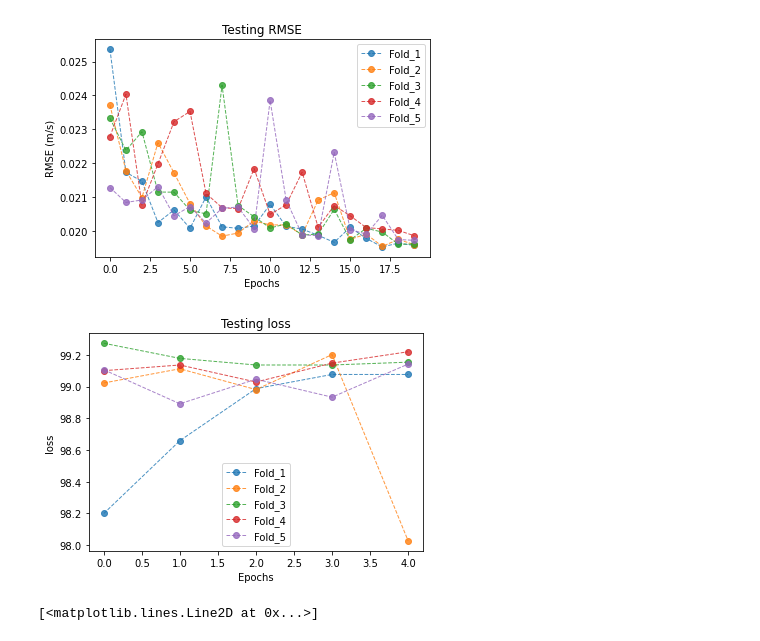
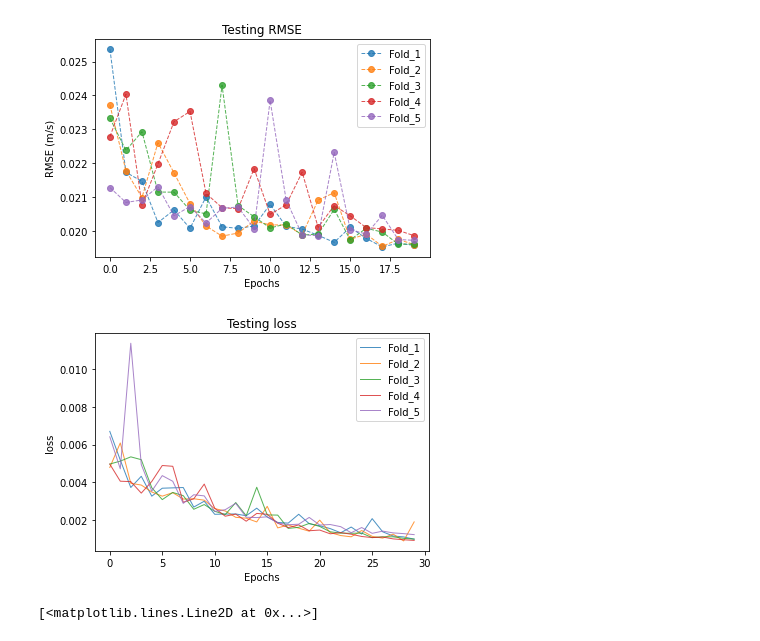
Before and after one commit to Prakyathkantharaju/Thesis_Speed_estimation, a Jupyter notebook: Processing/processing.ipynb, the cells around one changed output. Saved outputs shown, nothing was run; the diff lists cells and outputs as text; code cells hidden in the pictures.

```diff
--- a/Processing/processing.ipynb
+++ b/Processing/processing.ipynb
@@ -173,11 +180,15 @@ polar data
 norm=pickle.load(open('../models/Data_based_models/CNN7/normalizer.pickle','rb'))
 # %%
 X,Y=split(data,1
-          ,window=0.5,sample_rate=200,vert_acc_i=0,interval=0.3)
+          ,window=1,sample_rate=200,vert_acc_i=0,interval=0.3)
 #test_dataset=IMU(X,Y,size=400,num_features=6)
 #test_loader=DataLoader(test_dataset,batch_size=1)
+t=np.arange(0,1,1/200)
+X=X.reshape(X.shape[0],3,200)
+time=np.repeat(t,X.shape[0],axis=0).reshape(X.shape[0],1,200)
+X=np.concatenate((X,time),axis=1)
 X=X.reshape(X.shape[0],X.shape[1]*X.shape[2])
 X=norm.fit_transform(X)
-X=X.reshape(X.shape[0],3,100)
+X=X.reshape(X.shape[0],4,200)[20:,:,:]
 print(X.shape)
 # %% [output]
@@ -185,14 +196,14 @@ print(X.shape)
 # %% [markdown]
 # Model Loading
 # %%
-model=CLSTM(input_length=100,num_classes=1)
+model=CLSTM(input_features=4,input_length=200,num_classes=1)
 
-model.load_state_dict(torch.load("../models/Data_based_models/CNN7/model_3_29.h5"))
+model.load_state_dict(torch.load("../models/Data_based_models/CNN8/model_1_19.h5"))
 # %% [output]
 <All keys matched successfully>
 # %%
 model.eval()
-X=X.reshape((-1,3,100))
+X=X.reshape((-1,4,200))
 preds=[]
 confidences=[]
 with torch.no_grad():
@@ -204,7 +215,7 @@ with torch.no_grad():
         preds+=output.detach().cpu()
         #preds=output.detach().cpu().numpy()
 # %%
-def Kalman_1D(state,measurement,process_var=0.01**2,measurement_var=0.05**2):
+def Kalman_1D(state,measurement,process_var=0.005**2,measurement_var=0.05**2):
         estimate=[[],[]]
         state[0],state[1]=state[0]+0,state[1]+process_var
         estimate[0],estimate[1]=(state[1]*measurement+measurement_var*state[0])/(state[1]+measurement_var),(state[1]*measurement_var)/(state[1]+measurement_var)
@@ -566,13 +599,13 @@ for i in range(5):
 [figure]
 # %%
 for i in range(5):
-    plt.plot(history['val_acc'][i][25:],'o--',alpha=0.8,linewidth=1)
+    plt.plot(history['val_loss'][i][:],'-',alpha=0.8,linewidth=1)
     plt.legend(['Fold_1','Fold_2','Fold_3','Fold_4','Fold_5'],loc='best')
     plt.title('Testing loss')
     plt.xlabel('Epochs')
     plt.ylabel('loss')
 # %% [output]
-[figure, old version]
+[figure, new version]
 # %%
 sns.set_style('darkgrid') # darkgrid, white grid, dark, white and ticks
 plt.rc('axes', titlesize=13)     # fontsize of the axes title
```
Also changed, not shown: parts of 7 cells of this notebook, 12 other files.
